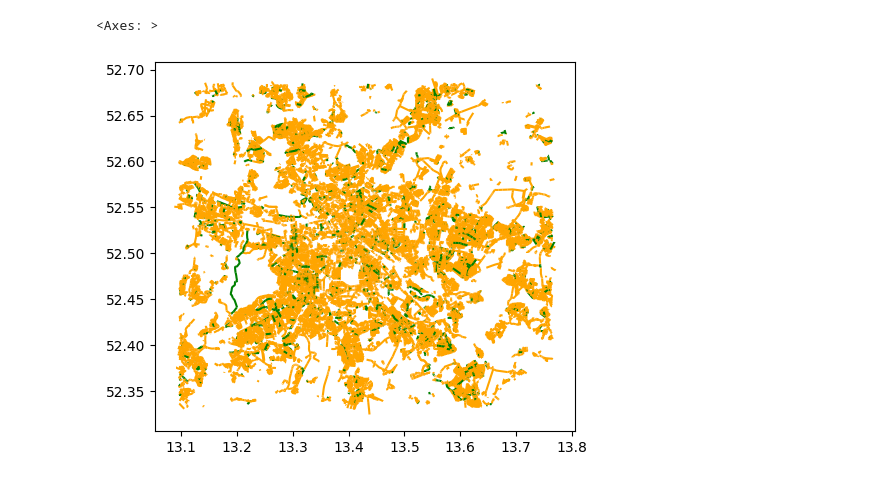
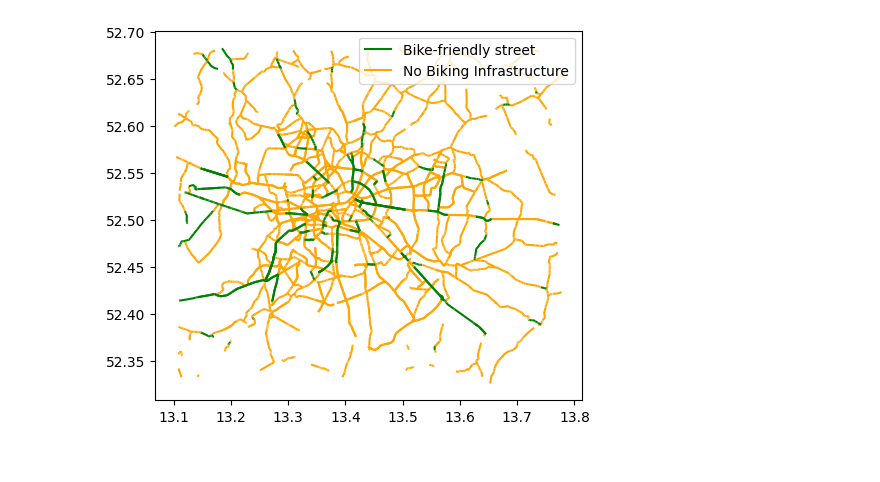
Before and after one commit to CarolineGraebelBHT/Projekt_Urban_Technologies, a Jupyter notebook: Data_Presenting/Show_Bikeroads.ipynb, the cells around one changed output. Saved outputs shown, nothing was run; the diff lists cells and outputs as text; code cells hidden in the pictures.

```diff
--- a/Data_Presenting/Show_Bikeroads.ipynb
+++ b/Data_Presenting/Show_Bikeroads.ipynb
@@ -13,7 +14,9 @@ current_dir = os.getcwd()
 data_dir = os.path.join(current_dir, '..', 'data')
 
 # Access a specific file
-df = pd.read_csv(os.path.join(data_dir, 'Bikeroad_Location.csv'), low_memory = False)
+df = pd.read_csv(os.path.join(data_dir, 'Bikeroad_Location+weight.csv'), low_memory = False)
+streetmiss_df = pd.read_csv(os.path.join(data_dir, 'Missing_Streetnames_Map.csv'), low_memory = False)
+parking_df = pd.read_csv(os.path.join(data_dir, 'Parking_Location.csv'), low_memory = False)
 # %%
 df.head()
 # %% [output]
@@ -44,7 +47,7 @@ df[df["geometry"].isnull()]
 df = df[df["geometry"].notnull()]
 # %%
 # transform to geopandas format to display
-df['geometry'] = df['geometry'].apply(wkt.loads)
+df['geometry'] = df['geometry'].apply(loads)
 df.head()
 # %% [output]
 |  | highway | lanes | lit | maxspeed | streetname | oneway | ref | smoothness | geometry | id | ... |
@@ -65,5 +61,11 @@ gdf[gdf['highway'].isin(['primary', 'secondary'])].plot(color=col)
-# %%
-gdf[gdf['highway'].isin(['tertiary', 'residential'])].plot(color=col)
-# %% [output]
-<Axes: >
-[figure, removed]
+# %%
+fig, ax = plt.subplots()
+sub_gdf = gdf[gdf["highway"].isin(["primary","secondary"])]
+sub_gdf[sub_gdf['function'] == "road"].plot(color="green", ax=ax, zorder = 2)
+sub_gdf[sub_gdf['function'].isnull()].plot(color="orange", ax=ax, zorder = 1)
+
+plt.legend(['Bike-friendly street', 'No Biking Infrastructure'])
+
+plt.show()
+# %% [output]
+[figure, added]
```
Also changed, not shown: parts of 12 cells of this notebook, 6 other files.
